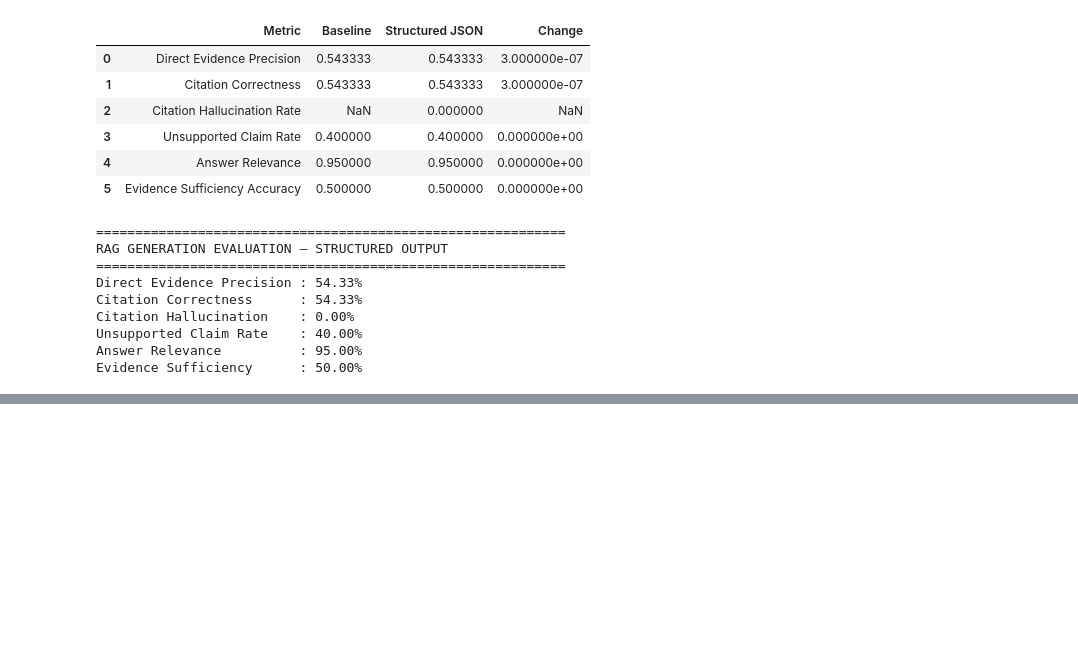
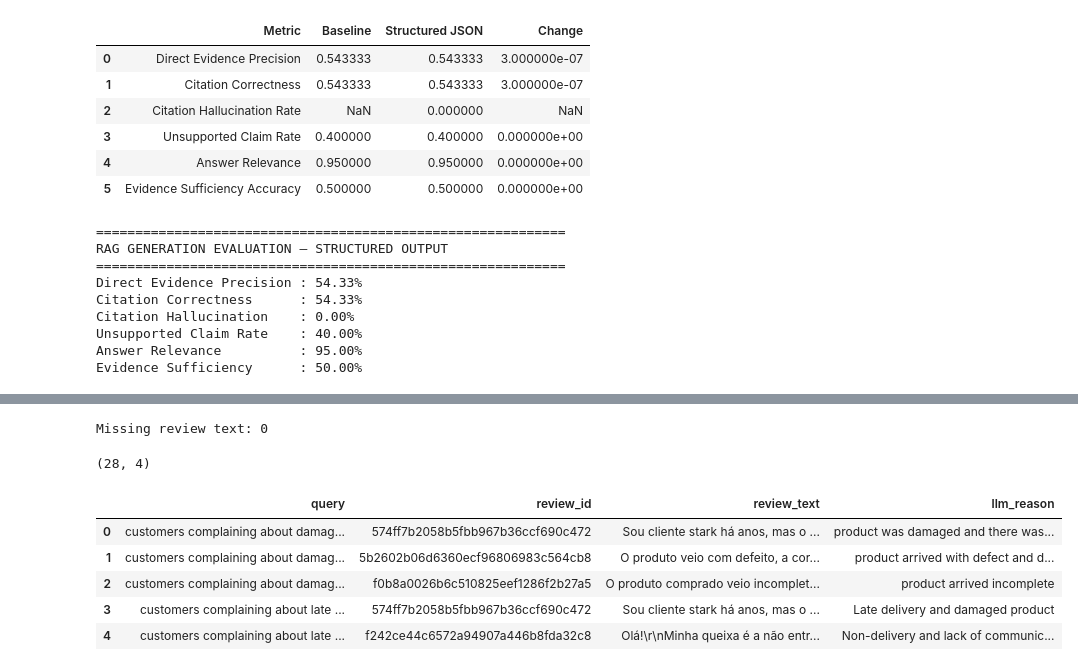
Before and after one commit to akshatsinha2027/RetailQ, a Jupyter notebook: rag_experiments.ipynb, the cells around one changed output, grey strips where cells are left out. Drawn from its saved outputs; the diff is of its cells as text; code cells hidden in the pictures; blank space fills up the shorter version.

```diff
--- a/rag_experiments.ipynb
+++ b/rag_experiments.ipynb
@@ -2945,0 +3062,20 @@ Evidence Sufficiency      : 50.00%
+# %%
+print(
+    "Missing review text:",
+    verification_df["review_text"].isna().sum()
+)
+# %% [output]
+Missing review text: 0
+# %%
+verification_df.shape
+# %% [output]
+(28, 4)
+# %%
+verification_df.head()
+# %% [output]
+|  | query | review_id | review_text | llm_reason |
+| 0 | customers complaining about damag... | 574ff7b2058b5fbb967b36ccf690c472 | Sou cliente stark há anos, mas o ... | product was damaged and there was... |
+| 1 | customers complaining about damag... | 5b2602b06d6360ecf96806983c564cb8 | O produto veio com defeito, a cor... | product arrived with defect and d... |
+| 2 | customers complaining about damag... | f0b8a0026b6c510825eef1286f2b27a5 | O produto comprado veio incomplet... | product arrived incomplete |
+| 3 | customers complaining about late ... | 574ff7b2058b5fbb967b36ccf690c472 | Sou cliente stark há anos, mas o ... | Late delivery and damaged product |
+| 4 | customers complaining about late ... | f242ce44c6572a94907a446b8fda32c8 | Olá!\r\nMinha queixa é a não entr... | Non-delivery and lack of communic... |
```
Also changed, not shown: parts of 17 cells of this notebook.
